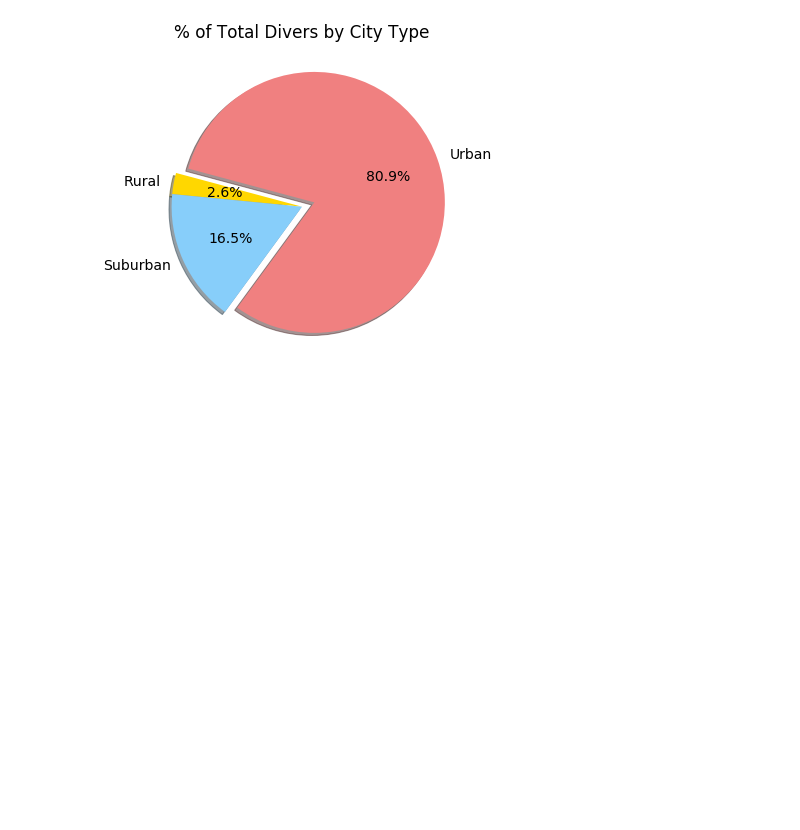
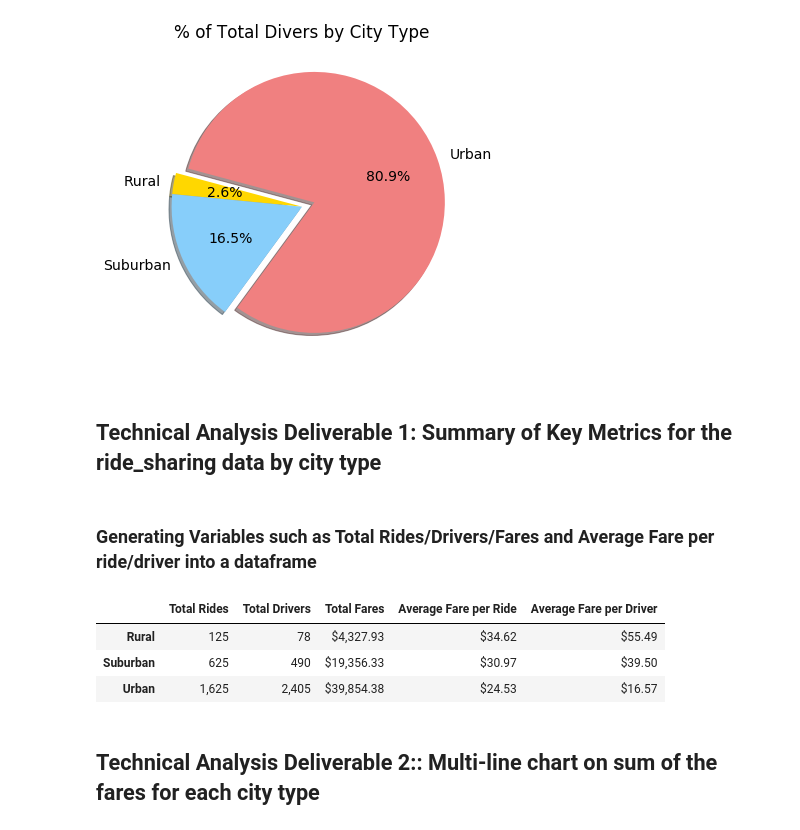
Before and after one commit to shaunwang1350/M5_PyBer, a Jupyter notebook: Pyber.ipynb, the cells around one changed output. Saved outputs shown, nothing was run; the diff lists cells and outputs as text; code cells hidden in the pictures; blank space fills up the shorter version.

Commit message:
Deliverable 1 upload

```diff
--- a/Pyber.ipynb
+++ b/Pyber.ipynb
@@ -216,3 +217,37 @@ plt.savefig("Analysis/Fig7.png")
 plt.show()
 # %% [output]
 [figure]
+# %% [markdown]
+## Technical Analysis Deliverable 1:  Summary of Key Metrics for the ride_sharing data by city type
+# %% [markdown]
+### Generating Variables such as Total Rides/Drivers/Fares and Average Fare per ride/driver into a dataframe
+# %%
+total_rides = pyber_data_df.groupby(["type"]).count()["ride_id"]
+total_drivers = city_data_df.groupby(["type"]).sum()["driver_count"]
+total_fares = pyber_data_df.groupby(["type"]).sum()["fare"]
+
+ave_fare_per_ride = total_fares / total_rides
+ave_fare_per_driver = total_fares / total_drivers
+
+
+summary_df = pd.DataFrame({"Total Rides":total_rides,
+                           "Total Drivers":total_drivers,
+                           "Total Fares":total_fares,
+                           "Average Fare per Ride":ave_fare_per_ride,
+                          "Average Fare per Driver":ave_fare_per_driver})
+
+summary_df.index.name = None
+summary_df["Total Rides"] = summary_df["Total Rides"].map("{:,}".format)
+summary_df["Total Drivers"] = summary_df["Total Drivers"].map("{:,}".format)
+summary_df["Total Fares"] = summary_df["Total Fares"].map("${:,.2f}".format)
+summary_df["Average Fare per Ride"] = summary_df["Average Fare per Ride"].map("${:,.2f}".format)
+summary_df["Average Fare per Driver"] = summary_df["Average Fare per Driver"].map("${:,.2f}".format)
+
+summary_df
+# %% [output]
+|  | Total Rides | Total Drivers | Total Fares | Average Fare per Ride | Average Fare per Driver |
+| Rural | 125 | 78 | $4,327.93 | $34.62 | $55.49 |
+| Suburban | 625 | 490 | $19,356.33 | $30.97 | $39.50 |
+| Urban | 1,625 | 2,405 | $39,854.38 | $24.53 | $16.57 |
+# %% [markdown]
+## Technical Analysis Deliverable 2:: Multi-line chart on sum of the fares for each city type
```
Also changed, not shown: parts of 17 cells of this notebook, 1 other file.
